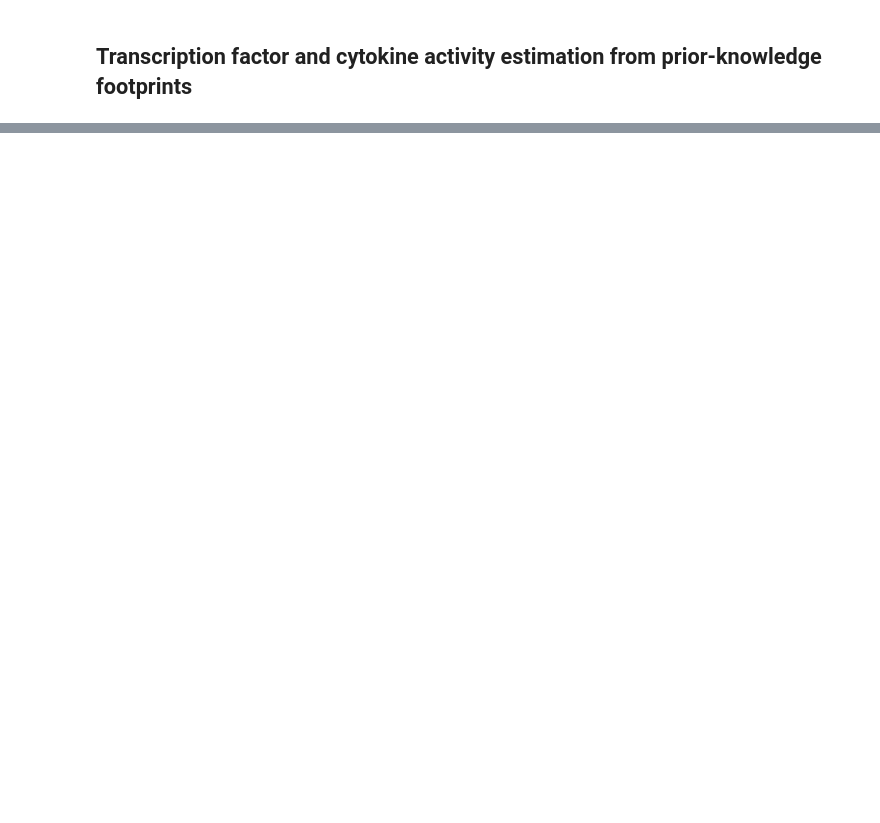
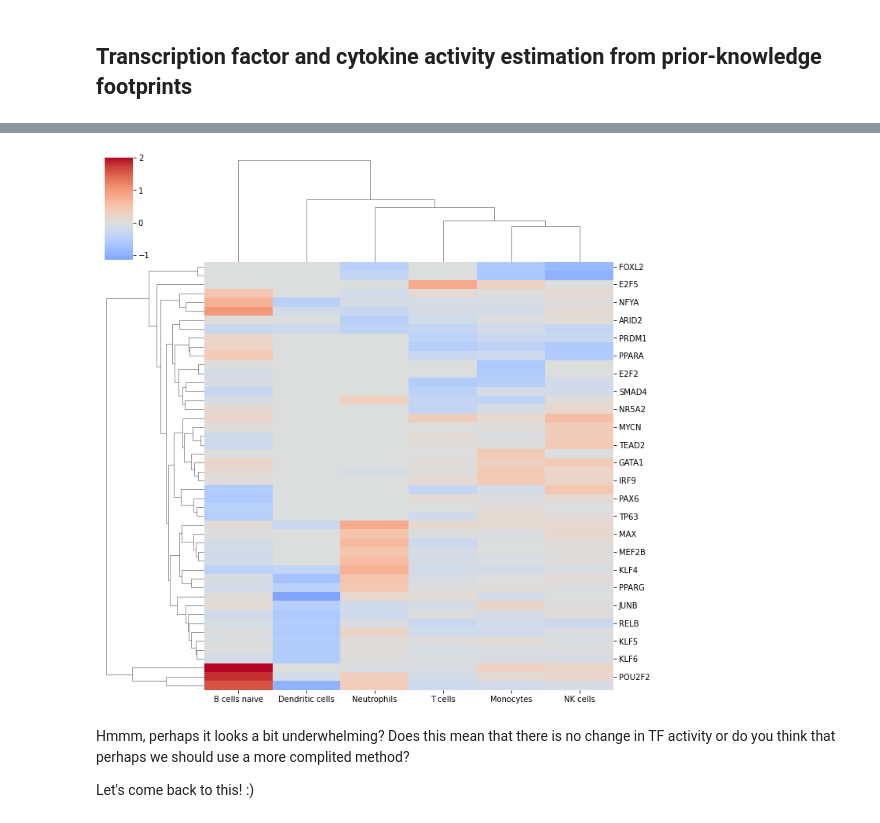
Before and after one commit to saezlab/eccb2022_sc_funcomics, a Jupyter notebook: sc_analysis.ipynb, the cells around one changed output, grey strips where cells are left out. Saved outputs shown, nothing was run; the diff lists cells and outputs as text; code cells hidden in the pictures; blank space fills up the shorter version.

```diff
--- a/sc_analysis.ipynb
+++ b/sc_analysis.ipynb
@@ -663,0 +569,18 @@ adata.write_h5ad("data/adata.h5ad")
+# %%
+def plot_topheat(acts, top=10, **kwargs):
+    # Set nans to zero to be able to plot
+    acts.fillna(0, inplace=True)
+
+    # Get top 10 most active/inactive sources
+    top_idxs = set()
+    for row in acts.values:
+        sort_idxs = np.argsort(-np.abs(row))
+        top_idxs.update(sort_idxs[:top])
+    top_idxs = np.array(list(top_idxs))
+    top_names = acts.columns[top_idxs]
+    names = acts.index.values
+    top = pd.DataFrame(acts.values[:,top_idxs], columns=top_names, index=names)
+
+    # Plot
+    sns.clustermap(top.T, center=0, cmap='coolwarm', **kwargs)
+    plt.show()
@@ -667,0 +631,6 @@ While some of these genes might be informative, it is rather hard to make a biol
+# %%
+# Retrieve DoRothEA gene regulatory network
+dorothea = dc.get_dorothea()
+# %%
+tf_acts, tf_pvals = dc.dense_run(dc.run_wmean, mat=logFCs, net=dorothea, verbose=True)
+tf_acts
@@ -667,0 +647,9 @@ While some of these genes might be informative, it is rather hard to make a biol
+# %%
+plot_topheat(tf_acts, vmax=2)
+# %% [output]
+[figure, added]
+# %% [markdown]
+Hmmm, perhaps it looks a bit underwhelming?
+Does this mean that there is no change in TF activity or do you think that perhaps we should use a more complited method?
+
+Let's come back to this! :)
```
Also changed, not shown: parts of 59 cells of this notebook, 2 other files.
